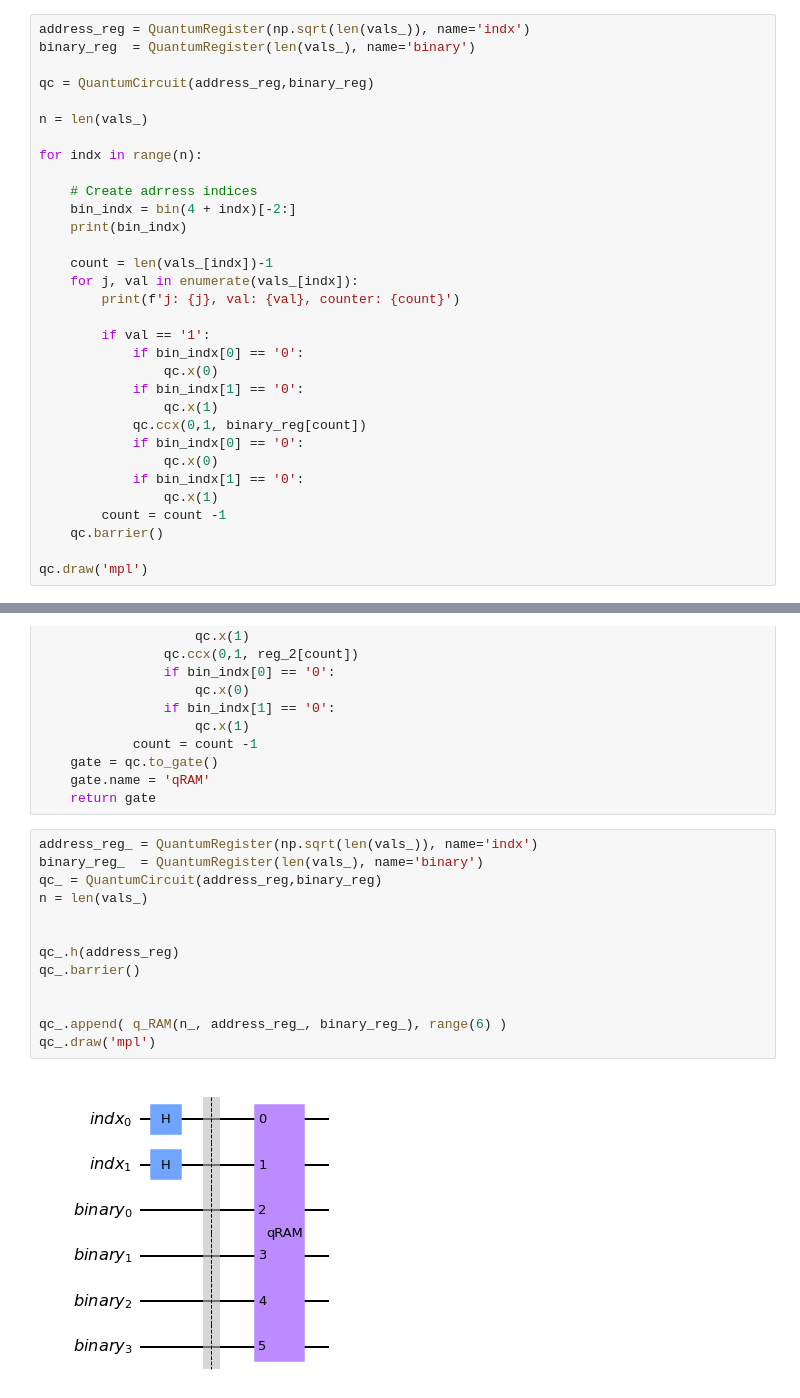
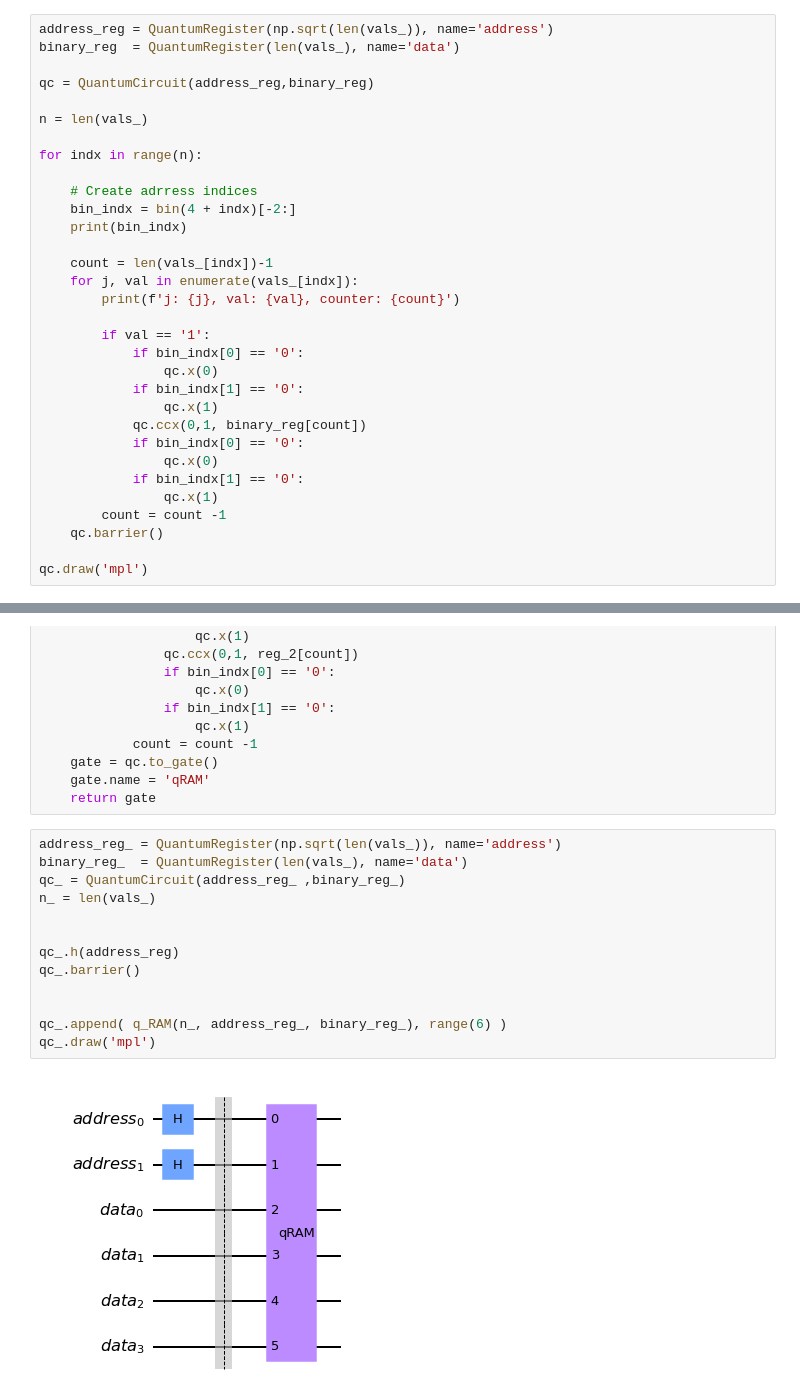
Before and after one commit to abdielgv163/IQOSF_Mentorship_Program, a Jupyter notebook: Task_1.ipynb, the cells around one changed output, grey strips where cells are left out. Saved outputs shown, nothing was run; the diff lists cells and outputs as text.

```diff
--- a/Task_1.ipynb
+++ b/Task_1.ipynb
@@ -236,8 +239,8 @@ print(vals_)
 # %% [output]
 ['0001', '0101', '0111', '1010']
 # %%
-address_reg = QuantumRegister(np.sqrt(len(vals_)), name='indx')
-binary_reg  = QuantumRegister(len(vals_), name='binary')
+address_reg = QuantumRegister(np.sqrt(len(vals_)), name='address')
+binary_reg  = QuantumRegister(len(vals_), name='data')
 
 qc = QuantumCircuit(address_reg,binary_reg)
 
@@ -317,18 +320,18 @@ def q_RAM(n, reg_1, reg_2):
     gate.name = 'qRAM'
     return gate
 # %%
-address_reg_ = QuantumRegister(np.sqrt(len(vals_)), name='indx')
-binary_reg_  = QuantumRegister(len(vals_), name='binary')
-qc_ = QuantumCircuit(address_reg,binary_reg)
-n = len(vals_)
+address_reg_ = QuantumRegister(np.sqrt(len(vals_)), name='address')
+binary_reg_  = QuantumRegister(len(vals_), name='data')
+qc_ = QuantumCircuit(address_reg_ ,binary_reg_)
+n_ = len(vals_)
 
 
 qc_.h(address_reg)
 qc_.barrier()
 
 
 qc_.append( q_RAM(n_, address_reg_, binary_reg_), range(6) )
 qc_.draw('mpl')
 # %% [output]
-[figure, old version]
+[figure, new version]
 # %% [markdown]
```
Also changed, not shown: parts of 25 cells of this notebook.
